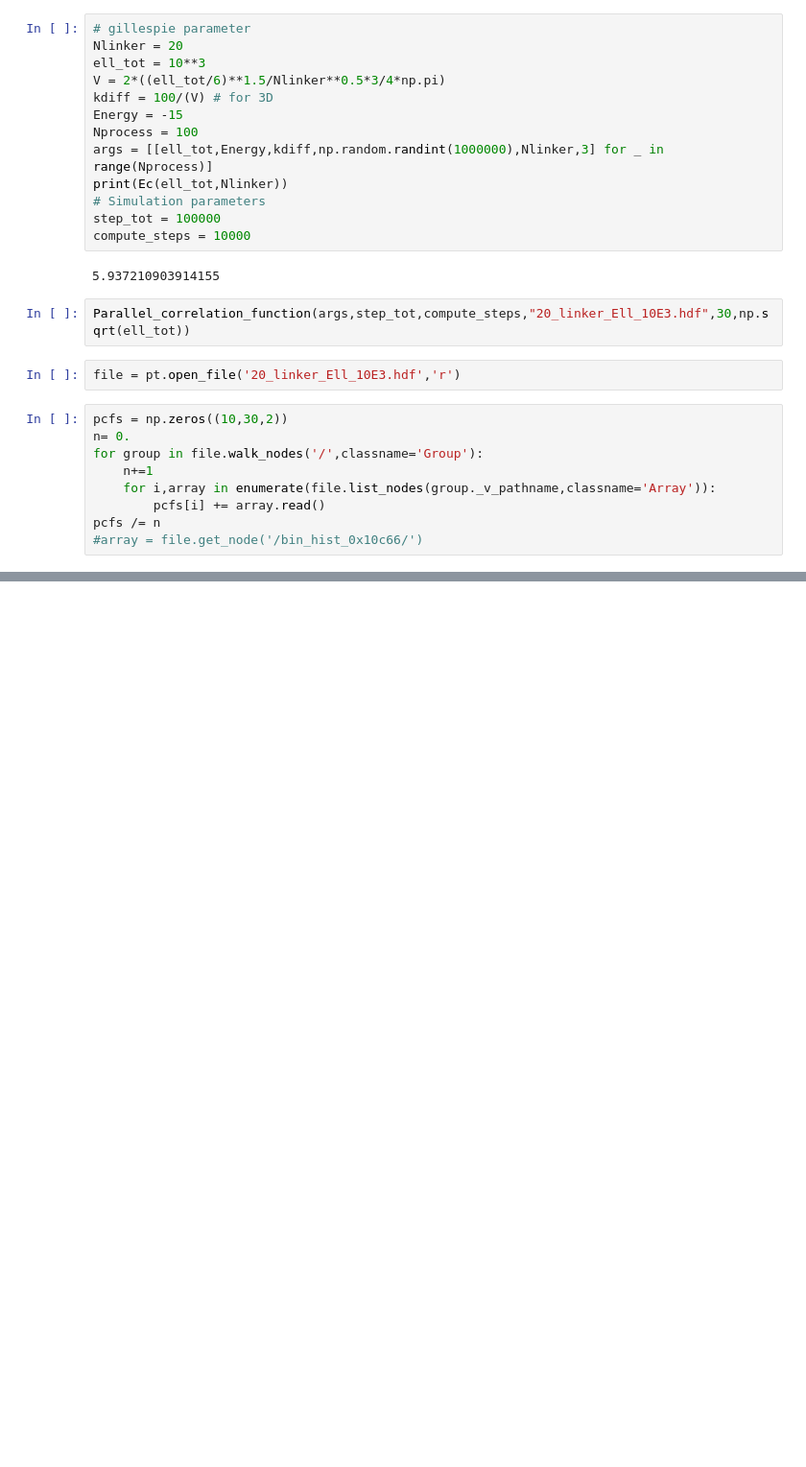
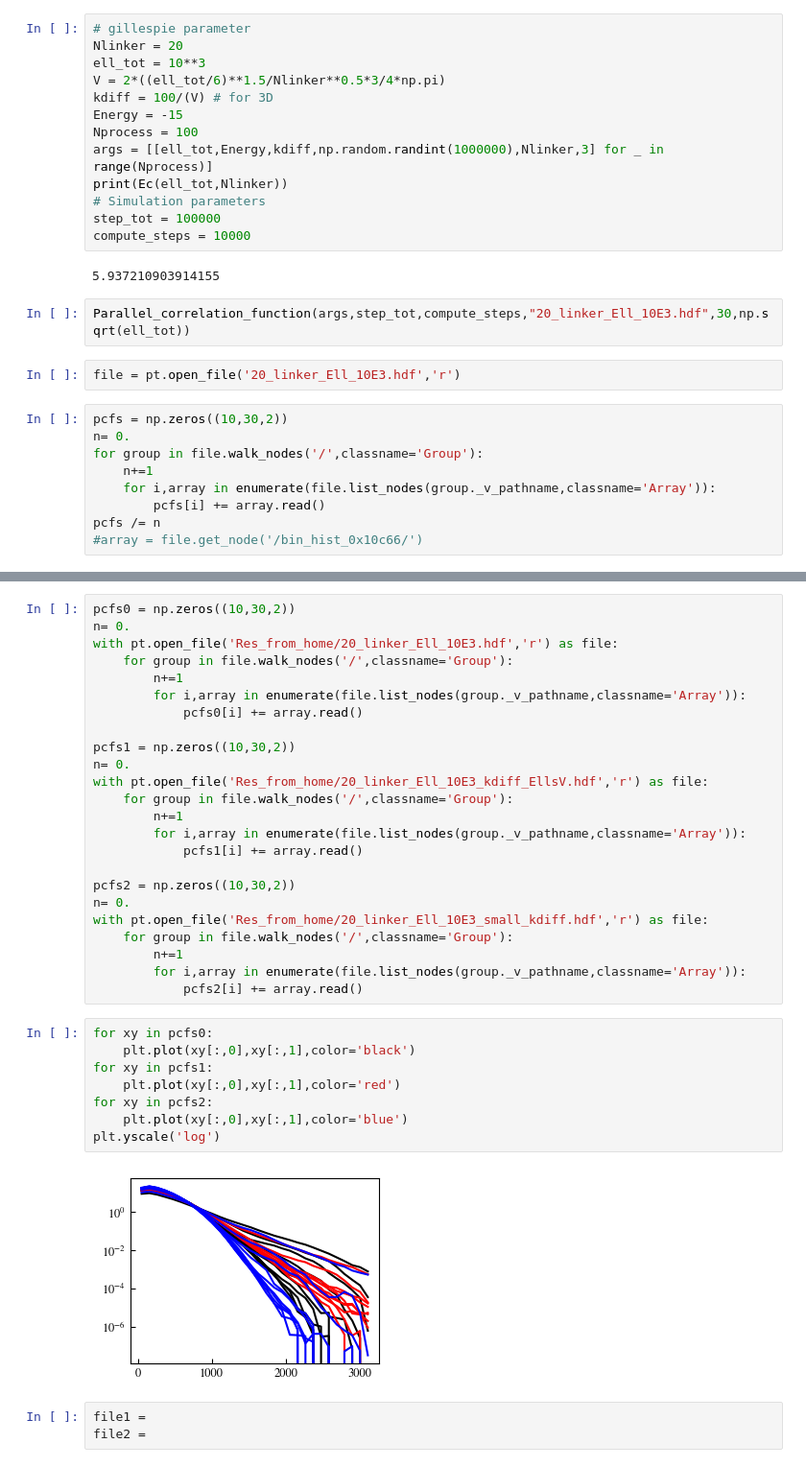
Before and after one commit to cachetdaspirine/Evolution_pair_prob_function, a Jupyter notebook: generate_pair_correlation_functoin.ipynb, the cells around one changed output, grey strips where cells are left out. Shown: that part at 96% size. Cells and saved outputs as stored; diff of their text form; blank space fills up the shorter version.

```diff
--- a/generate_pair_correlation_functoin.ipynb
+++ b/generate_pair_correlation_functoin.ipynb
@@ -58,0 +146,37 @@ file.close()
+# %%
+pcfs0 = np.zeros((10,30,2))
+n= 0.
+with pt.open_file('Res_from_home/20_linker_Ell_10E3.hdf','r') as file:
+    for group in file.walk_nodes('/',classname='Group'):
+        n+=1
+        for i,array in enumerate(file.list_nodes(group._v_pathname,classname='Array')):
+            pcfs0[i] += array.read()
+
+pcfs1 = np.zeros((10,30,2))
+n= 0.
+with pt.open_file('Res_from_home/20_linker_Ell_10E3_kdiff_EllsV.hdf','r') as file:
+    for group in file.walk_nodes('/',classname='Group'):
+        n+=1
+        for i,array in enumerate(file.list_nodes(group._v_pathname,classname='Array')):
+            pcfs1[i] += array.read()
+
+pcfs2 = np.zeros((10,30,2))
+n= 0.
+with pt.open_file('Res_from_home/20_linker_Ell_10E3_small_kdiff.hdf','r') as file:
+    for group in file.walk_nodes('/',classname='Group'):
+        n+=1
+        for i,array in enumerate(file.list_nodes(group._v_pathname,classname='Array')):
+            pcfs2[i] += array.read()
+# %%
+for xy in pcfs0:
+    plt.plot(xy[:,0],xy[:,1],color='black')
+for xy in pcfs1:
+    plt.plot(xy[:,0],xy[:,1],color='red')
+for xy in pcfs2:
+    plt.plot(xy[:,0],xy[:,1],color='blue')
+plt.yscale('log')
+# %% [output]
+[figure, added]
+# %%
+file1 =
+file2 =
```
Also changed, not shown: parts of 12 cells of this notebook, 1 other file.
